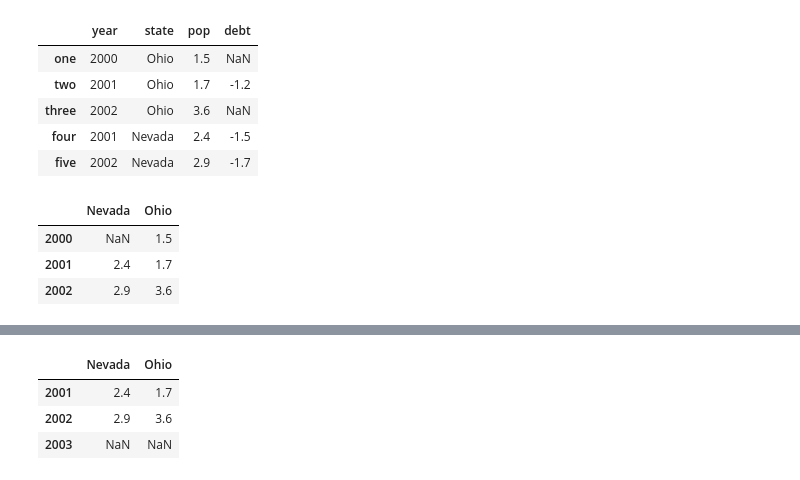
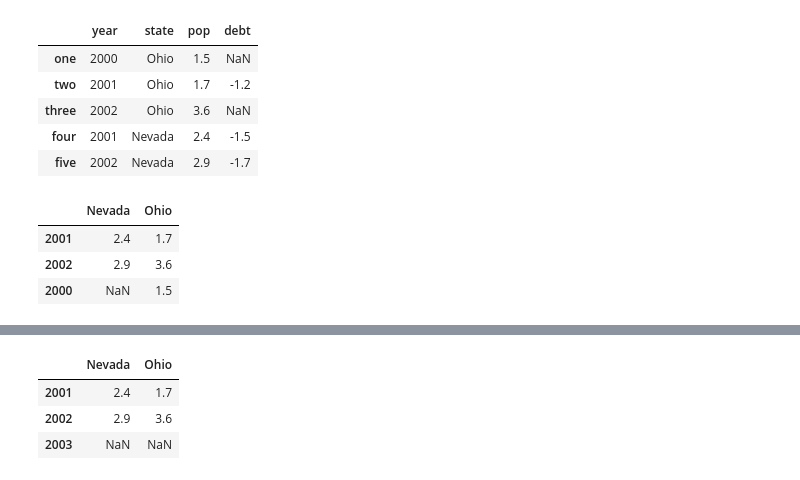
Before and after one commit to lilongbin/ai, a Jupyter notebook: da/pandas/pandas.primer.ipynb, the cells around one changed output, grey strips where cells are left out. Cells and saved outputs as stored; diff of their text form; code cells hidden in the pictures.

```diff
--- a/da/pandas/pandas.primer.ipynb
+++ b/da/pandas/pandas.primer.ipynb
@@ -355,19 +339,17 @@ frame2
 | four | 2001 | Nevada | 2.4 | -1.5 |
 | five | 2002 | Nevada | 2.9 | -1.7 |
 # %%
-"另一种常见的数据形式是嵌套字典（也就是字典的字典）"
+# 另一种常见的数据形式是嵌套字典(也就是字典的字典)
 pop = {'Nevada': {2001: 2.4, 2002: 2.9},
        'Ohio': {2000: 1.5, 2001: 1.7, 2002:3.6}}
-"""如果将它传给DataFrame，它就会被解释为：外层字典的键作为列，内
-层键则作为行索引
-"""
+# 如果将它传给DataFrame,就会被解释为:最外层字典的键作为列标签,内层键则作为行索引.
 frame3 = DataFrame(pop)
 frame3
 # %% [output]
 |  | Nevada | Ohio |
-| 2000 | NaN | 1.5 |
 | 2001 | 2.4 | 1.7 |
 | 2002 | 2.9 | 3.6 |
+| 2000 | NaN | 1.5 |
 # %%
 frame3.T # 可以对该结果进行转置
 # %% [output]
```
Also changed, not shown: parts of 77 cells of this notebook, 4 other files.
